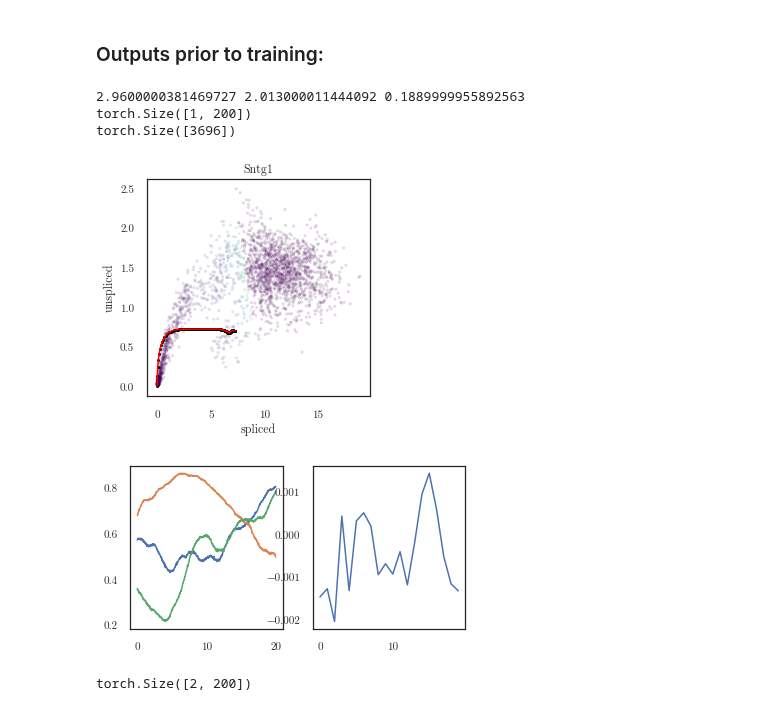
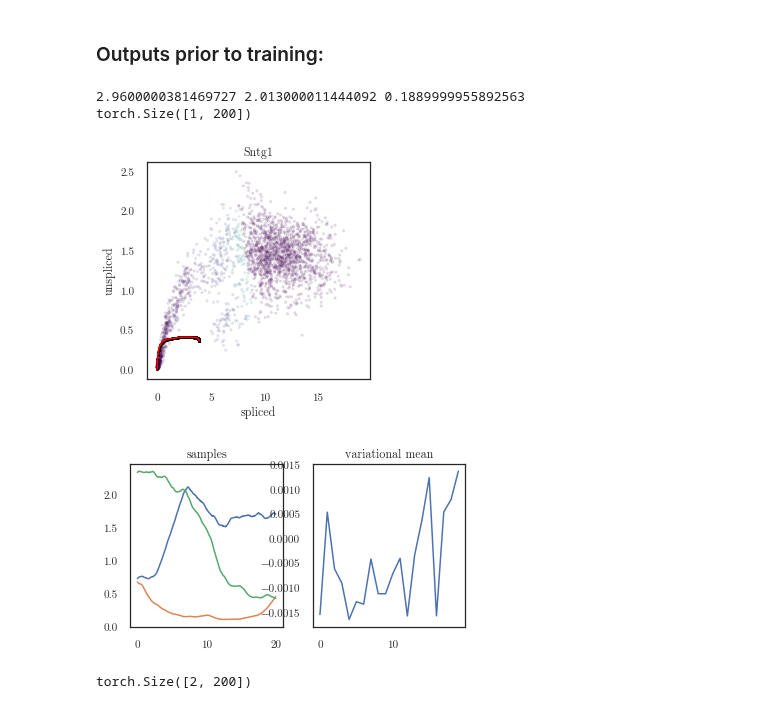
Before and after one commit to mossjacob/alfi, a Jupyter notebook: experiments/rnavelocity/rnavelocity.ipynb, the cells around one changed output. Drawn from its saved outputs; the diff is of its cells as text; code cells hidden in the pictures.

Commit message:
train modes

```diff
--- a/experiments/rnavelocity/rnavelocity.ipynb
+++ b/experiments/rnavelocity/rnavelocity.ipynb
@@ -170,7 +184,7 @@ if config.latent_data_present:
 
 num_data = num_cells #config.num_timepoint_choices
 lfm_kwargs = dict(
-    nonlinearity=torch.sigmoid,
+    nonlinearity=softplus, #torch.sigmoid
     decay_rate=gamma,
     splicing_rate=splicing_rate,
     transcription_rate=transcription_rate,
@@ -202,17 +216,20 @@ if config.latent_data_present:
     data = torch.cat([data, y], dim=0)
     dataset.data = list(data)
 
-if use_natural:
-    variational_optimizer = NGD(lfm.variational_parameters(), num_data=num_data, lr=0.005)
-    parameter_optimizer = Adam(lfm.nonvariational_parameters(), lr=0.001)
-    optimizers = [variational_optimizer, parameter_optimizer]
-else:
-    optimizers = [torch.optim.Adam(lfm.parameters(), lr=0.02)]
+def make_optimizers():
+    if use_natural:
+        variational_optimizer = NGD(lfm.variational_parameters(), num_data=num_data, lr=0.005)
+        parameter_optimizer = Adam(lfm.nonvariational_parameters(), lr=0.001)
+        return [variational_optimizer, parameter_optimizer]
+    else:
+        return [torch.optim.Adam(lfm.parameters(), lr=0.02)]
+
+optimizers = make_optimizers()
 batch_size = num_outputs + 1 if config.latent_data_present else num_outputs
 trainer = EMTrainer(lfm, optimizers, dataset, batch_size=batch_size, track_parameters=track_parameters)
 plotter = Plotter1d(lfm, dataset.gene_names)
-preestimator = EMPreEstimator(
-    lfm, optimizers, dataset, trainer, batch_size=batch_size, track_parameters=track_parameters)
+# preestimator = EMPreEstimator(
+#     lfm, optimizers, dataset, trainer, batch_size=batch_size, track_parameters=track_parameters)
 # %%
 pretrain=False
 if pretrain:
@@ -263,34 +280,22 @@ if pretrain:
 # %%
 lfm.eval()
 with torch.no_grad():
     lfm.raw_decay_rate += 0
     lfm.raw_transcription_rate -= 0
     lfm.raw_splicing_rate += 0
     pass
 print(lfm.transcription_rate.item(), lfm.splicing_rate.item(), lfm.decay_rate.item())
 t_predict = lfm.timepoint_choices
 out = lfm(t_predict, step_size=step_size)
-t = inducing_points
-t_f = torch.arange(t.min(), t.max()+step_size/3, step_size/3)
-num_samples = 3
-s = lfm.sample_latents(t_f, num_samples)
-
-print_scatter(cells, cpe_index, num_connections=0,
+plot_scatter(cells, cpe_index, num_connections=0,
               figsize=(4, 4), time_ass=time_ass)
 # plt.savefig('rna_train.pdf', **tight_kwargs)
-fig, axes = plt.subplots(ncols=2, figsize=(6, 3))
-for i in range(num_latents):
-    for sample in range(num_samples):
-        axes[0].plot(t_f, s[sample, :, i].detach())
-mean = list(lfm.gp_model.variational_parameters())[0]
-axes[1].plot(mean.detach()[0])
-print(lfm.time_assignments_indices.shape)
+plot_latents(lfm)
 # %% [output]
 2.9600000381469727 2.013000011444092 0.1889999955892563
 torch.Size([1, 200])
-torch.Size([3696])
-[figure, old version]
+[figure, new version]
-[figure, old version]
+[figure, new version]
 # %%
 t_interpolated, data_interpolated, _ = trainer.get_interpolated_data(cells)
 print(data_interpolated.shape)
```
Also changed, not shown: parts of 10 cells of this notebook, 2 other files.
